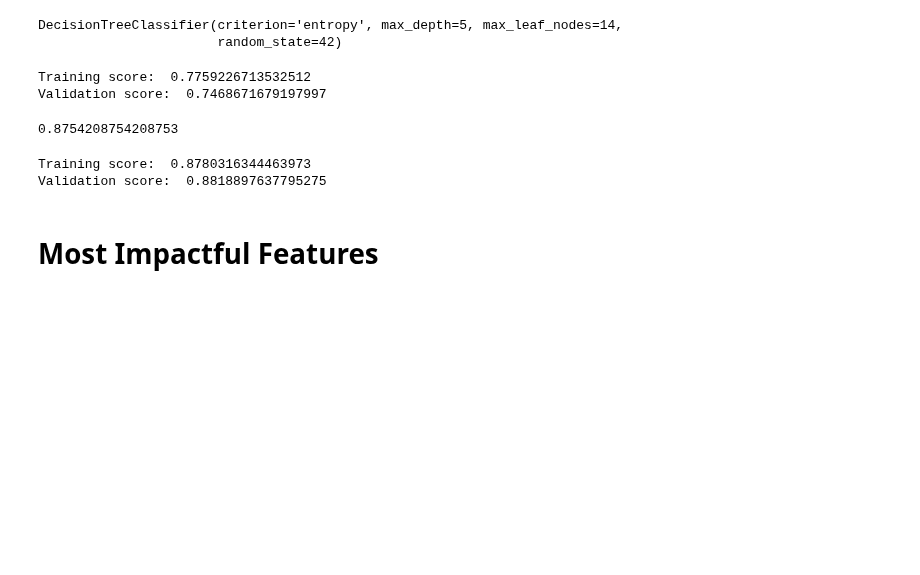
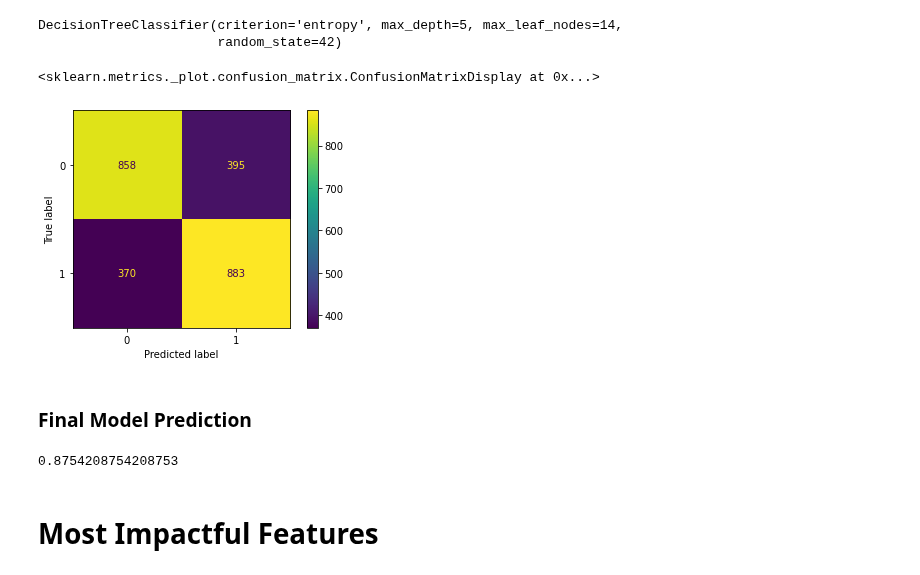
Before and after one commit to jchandleroneal/bsc-phase-three-project, a Jupyter notebook: notebooks/exploratory/chandler/preprocessing_and_modeling.ipynb, the cells around one changed output. Cells and saved outputs as stored; diff of their text form; code cells hidden in the pictures; blank space fills up the shorter version.

```diff
--- a/notebooks/exploratory/chandler/preprocessing_and_modeling.ipynb
+++ b/notebooks/exploratory/chandler/preprocessing_and_modeling.ipynb
@@ -390,14 +410,13 @@ tree_estim
 # %% [output]
 DecisionTreeClassifier(criterion='entropy', max_depth=5, max_leaf_nodes=14,
                        random_state=42)
-# %%
-dec_tree_est = final_dt_gs.best_estimator_
-
-final_mod_2 = modeling_function(tree_estim, X_train_encoded_df, y_train,
-                                X_val_encoded_df, y_val)
-# %% [output]
-Training score:  0.7759226713532512
-Validation score:  0.7468671679197997
+# %%
+plot_confusion_matrix(final_dt_gs, X_train_res, y_train_res)
+# %% [output]
+<sklearn.metrics._plot.confusion_matrix.ConfusionMatrixDisplay at 0x...>
+[figure, added]
+# %% [markdown]
+### Final Model Prediction
 # %%
 test_preds = final_mod_2.predict(X_test_encoded)
 
@@ -409,9 +426,3 @@ best_tree = DecisionTreeClassifier(criterion='entropy', max_depth=5, max_leaf_no
-# %%
-final_mod_3 = modeling_function(best_tree, X_train_encoded_df, y_train,
-                                X_val_encoded_df, y_val)
-# %% [output]
-Training score:  0.8780316344463973
-Validation score:  0.8818897637795275
 # %% [markdown]
 # Most Impactful Features
 # %%
```
Also changed, not shown: parts of 10 cells of this notebook.
